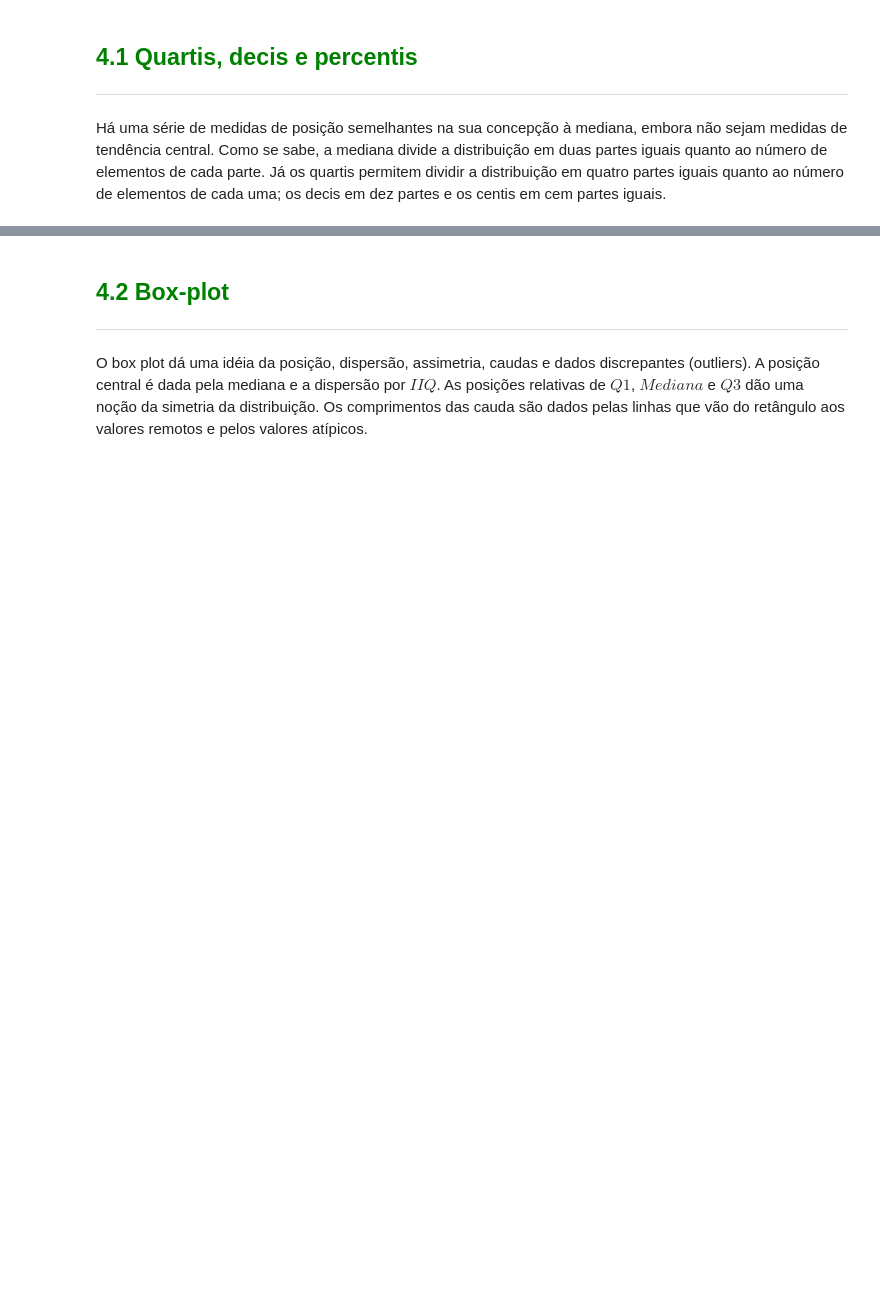
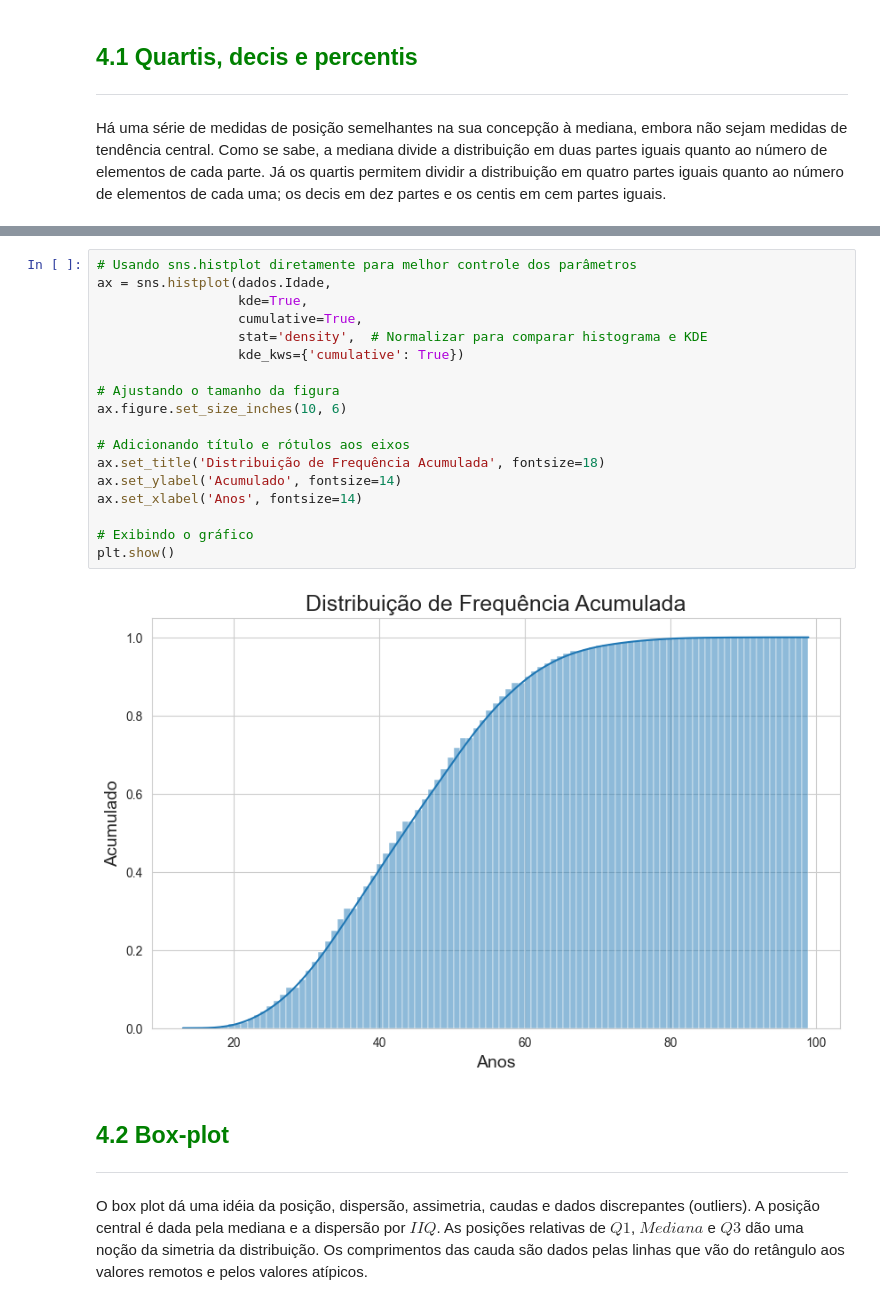
Before and after one commit to RPdatascience819/Curso_basico_estats, a Jupyter notebook: Curso_de_Estatística_Parte_1.ipynb, the cells around one changed output, grey strips where cells are left out. Cells and saved outputs as stored; diff of their text form; blank space fills up the shorter version.

```diff
--- a/Curso_de_Estatística_Parte_1.ipynb
+++ b/Curso_de_Estatística_Parte_1.ipynb
@@ -1100,3 +1200,23 @@ Há uma série de medidas de posição semelhantes na sua concepção à mediana
+# %%
+# Usando sns.histplot diretamente para melhor controle dos parâmetros
+ax = sns.histplot(dados.Idade,
+                  kde=True,
+                  cumulative=True,
+                  stat='density',  # Normalizar para comparar histograma e KDE
+                  kde_kws={'cumulative': True})
+
+# Ajustando o tamanho da figura
+ax.figure.set_size_inches(10, 6)
+
+# Adicionando título e rótulos aos eixos
+ax.set_title('Distribuição de Frequência Acumulada', fontsize=18)
+ax.set_ylabel('Acumulado', fontsize=14)
+ax.set_xlabel('Anos', fontsize=14)
+
+# Exibindo o gráfico
+plt.show()
+# %% [output]
+[figure, added]
 # %% [markdown]
 ## <font color=green>4.2 Box-plot</font>
 ***
```
Also changed, not shown: parts of 36 cells of this notebook.
